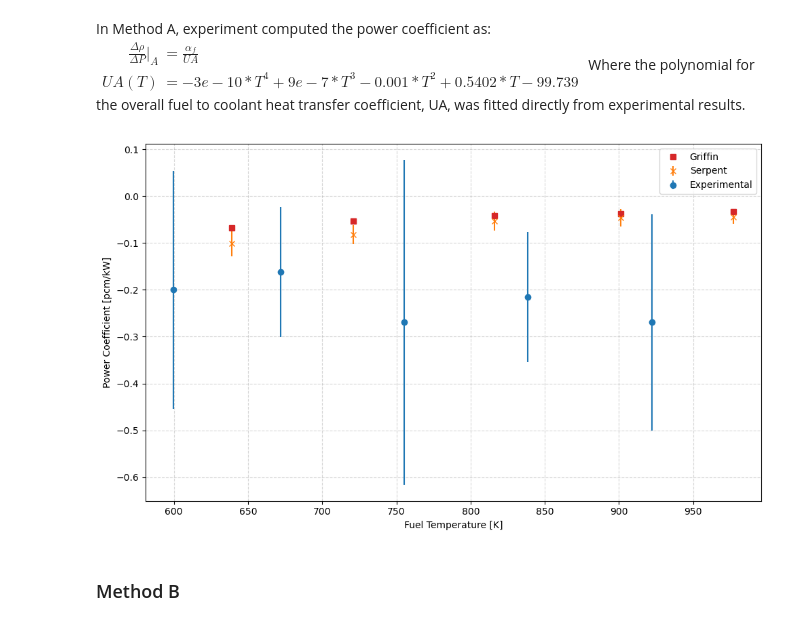
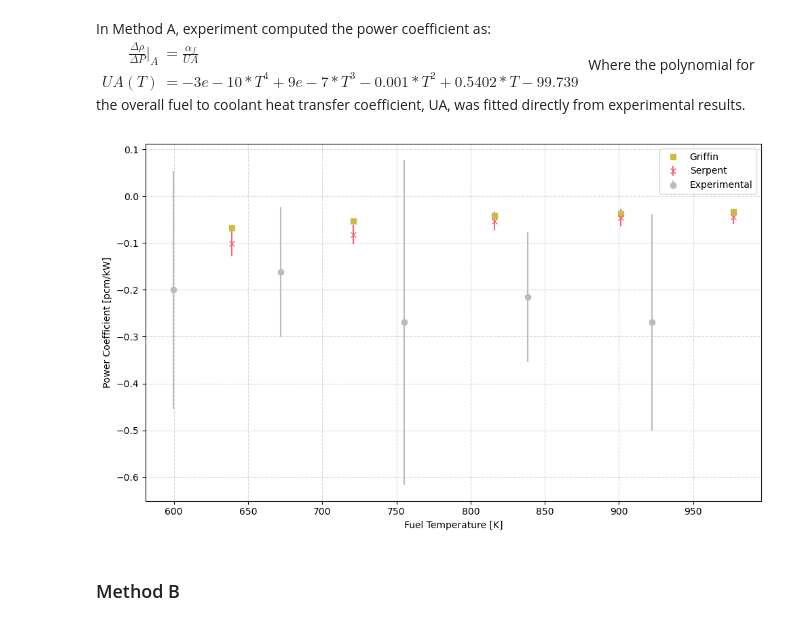
Before and after one commit to CORE-GATECH-GROUP/SNAP-REACTORS, a Jupyter notebook: snapReactors/reactor_models/Wet_Experiment_Models/analysis.ipynb, the cells around one changed output. Cells and saved outputs as stored; diff of their text form; code cells hidden in the pictures.

```diff
--- a/snapReactors/reactor_models/Wet_Experiment_Models/analysis.ipynb
+++ b/snapReactors/reactor_models/Wet_Experiment_Models/analysis.ipynb
@@ -1588,14 +2708,24 @@ for i,temp in enumerate(griff_temp_list):
 exp_data = pd.read_csv((base_path/'plot-data.csv').resolve())
 x_data = exp_data['x(kelvin)'].values
 y_data = exp_data['y(pcm/K)'].values
+y_err = exp_data['abs_unc'].values * 3
 temp_list = [639, 721, 816, 901, 977]
 
-colors = plt.rcParams['axes.prop_cycle'].by_key()['color']
+colors = [
+    '#4477AA',  # Blue
+    '#EE6677',  # Red
+    '#228833',  # Green
+    '#CCBB44',  # Yellow
+    '#66CCEE',  # Cyan
+    '#AA3377',  # Purple
+    '#BBBBBB',  # Gray
+]
 # # Serpent data - use the same color (second color in cycle)
-experiment_color = colors[0]
+experiment_color = colors[-1]
 serpent_color = colors[1]
 griffin_Tfuel_color = colors[2]
 griffin_color = colors[3]
+openmc_color = colors[4]
 
 plt.figure(figsize=(10, 6))
 # plt.title("Fuel Temperature Coefficient")
@@ -1604,11 +2734,11 @@ plt.ylabel('Fuel Temperature Coefficient [pcm/K]')
 
 plt.errorbar(temp_list,griff_reac_list, yerr = None, fmt='s', label='Griffin', color=griffin_color)
 plt.errorbar(temp_list, reac_list, yerr=reac_unc_list, fmt='x', label="Serpent", color=serpent_color)
-plt.errorbar(x_data, y_data, yerr = None, fmt = 'o', label = 'Experimental', color = experiment_color)
+plt.errorbar(x_data, y_data, yerr = y_err, fmt = 'o', label = 'Experimental', color = experiment_color)
 
 
 plt.legend()
 plt.grid(True, linestyle='--', alpha=0.5)
-plt.ylim(-4.5,0)
+# plt.ylim(-4.5,0)
 plt.tight_layout()
 # %% [output]
@@ -1680,13 +2810,21 @@ y_data = exp_data['y(pcm/K)'].values
 temp_list = [639, 721, 816, 901, 977]
 griff_temp_list = [639, 721, 816, 901, 977]
 
-# Get the default color cycle
-colors = plt.rcParams['axes.prop_cycle'].by_key()['color']
+colors = [
+    '#4477AA',  # Blue
+    '#EE6677',  # Red
+    '#228833',  # Green
+    '#CCBB44',  # Yellow
+    '#66CCEE',  # Cyan
+    '#AA3377',  # Purple
+    '#BBBBBB',  # Gray
+]
 # # Serpent data - use the same color (second color in cycle)
-experiment_color = colors[0]
+experiment_color = colors[-1]
 serpent_color = colors[1]
 griffin_Tfuel_color = colors[2]
 griffin_color = colors[3]
+openmc_color = colors[4]
 plt.figure(figsize=(10, 6))
 # plt.title("Isothermal Temperature Coefficient")
 plt.xlabel('Fuel Temperature [K]')
@@ -1776,36 +2914,45 @@ for i,temp in enumerate(griff_temp_list):
         dP, UA = power_change(griff_temp_list[i], fuel_temp_list[i])
         pow_coeff = reac/UA
         griff_reac_list.append(pow_coeff)
     else:
         pass
 
 pow_dir = Path("Serpent/reactivity_worths/power_coeff")
 exp_data = pd.read_csv((current_dir/pow_dir/'pow_coeff_A.csv').resolve())
 x_data = exp_data['x(K)'].values
 y_data = exp_data['y(pcm/kW)'].values
 exp_unc = 3*exp_data['unc'].values
 temp_list = [639, 721, 816, 901, 977]
 griff_temp_list = [639, 721, 816, 901, 977]
 plt.figure(figsize=(10, 6))
-colors = plt.rcParams['axes.prop_cycle'].by_key()['color']
+colors = [
+    '#4477AA',  # Blue
+    '#EE6677',  # Red
+    '#228833',  # Green
+    '#CCBB44',  # Yellow
+    '#66CCEE',  # Cyan
+    '#AA3377',  # Purple
+    '#BBBBBB',  # Gray
+]
 # # Serpent data - use the same color (second color in cycle)
-experiment_color = colors[0]
+experiment_color = colors[-1]
 serpent_color = colors[1]
 griffin_Tfuel_color = colors[2]
 griffin_color = colors[3]
+openmc_color = colors[4]
 # plt.title("Power Coefficient (Method A)")
 plt.xlabel('Fuel Temperature [K]')
 plt.ylabel('Power Coefficient [pcm/kW]')
 
 # Plot analytical data
 plt.errorbar(griff_temp_list,griff_reac_list, yerr = None, fmt='s', label='Griffin', color=griffin_color)
 plt.errorbar(temp_list[:], reac_list[:], yerr=reac_unc_list[:], fmt='x', label="Serpent", color=serpent_color)
 plt.errorbar(x_data, y_data, yerr = exp_unc, fmt = 'o', label = 'Experimental', color = experiment_color)
 plt.legend()
 plt.grid(True, linestyle='--', alpha=0.5)
 plt.tight_layout()
 # %% [output]
-[figure, old version]
+[figure, new version]
 # %% [markdown]
 ### Method B
 # %% [markdown]
```
Also changed, not shown: parts of 19 cells of this notebook, 26 other files.
